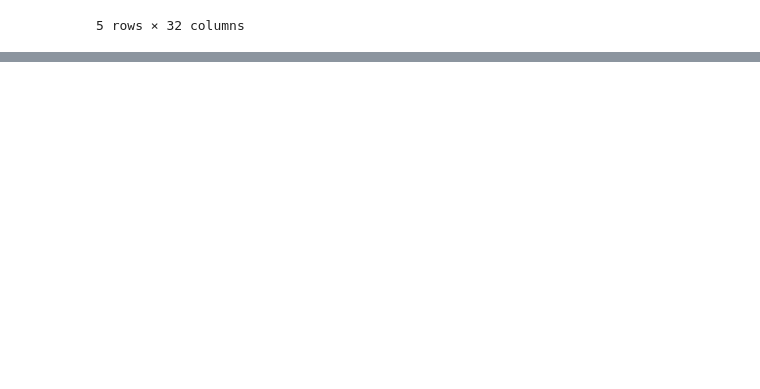
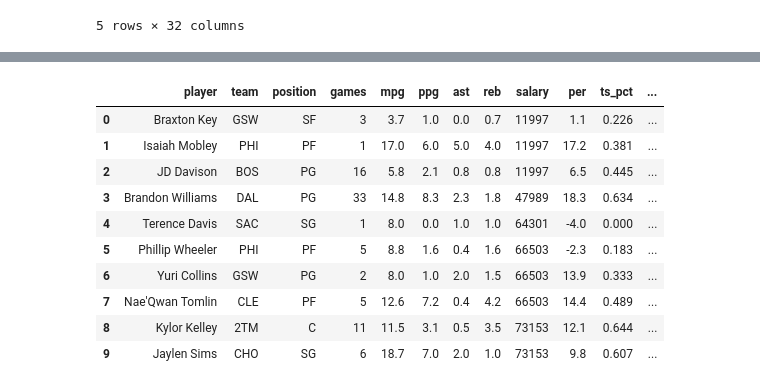
Before and after one commit to Hundo17/NBA_Contract_Value_Analysis, a Jupyter notebook: notebooks/Day2_Data_Cleaning.ipynb, the cells around one changed output, grey strips where cells are left out. Saved outputs shown, nothing was run; the diff lists cells and outputs as text; code cells hidden in the pictures; blank space fills up the shorter version.

```diff
--- a/notebooks/Day2_Data_Cleaning.ipynb
+++ b/notebooks/Day2_Data_Cleaning.ipynb
@@ -383,0 +391,16 @@ display(df_check)
+# %%
+query = "SELECT * FROM player_value_analysis ORDER BY salary ASC LIMIT 10;"
+df_value_analysis = pd.read_sql(query, engine)
+display(df_value_analysis)
+# %% [output]
+|  | player | team | position | games | mpg | ppg | ast | reb | salary | per | ts_pct | ... |
+| 0 | Braxton Key | GSW | SF | 3 | 3.7 | 1.0 | 0.0 | 0.7 | 11997 | 1.1 | 0.226 | ... |
+| 1 | Isaiah Mobley | PHI | PF | 1 | 17.0 | 6.0 | 5.0 | 4.0 | 11997 | 17.2 | 0.381 | ... |
+| 2 | JD Davison | BOS | PG | 16 | 5.8 | 2.1 | 0.8 | 0.8 | 11997 | 6.5 | 0.445 | ... |
+| 3 | Brandon Williams | DAL | PG | 33 | 14.8 | 8.3 | 2.3 | 1.8 | 47989 | 18.3 | 0.634 | ... |
+| 4 | Terence Davis | SAC | SG | 1 | 8.0 | 0.0 | 1.0 | 1.0 | 64301 | -4.0 | 0.000 | ... |
+| 5 | Phillip Wheeler | PHI | PF | 5 | 8.8 | 1.6 | 0.4 | 1.6 | 66503 | -2.3 | 0.183 | ... |
+| 6 | Yuri Collins | GSW | PG | 2 | 8.0 | 1.0 | 2.0 | 1.5 | 66503 | 13.9 | 0.333 | ... |
+| 7 | Nae'Qwan Tomlin | CLE | PF | 5 | 12.6 | 7.2 | 0.4 | 4.2 | 66503 | 14.4 | 0.489 | ... |
+| 8 | Kylor Kelley | 2TM | C | 11 | 11.5 | 3.1 | 0.5 | 3.5 | 73153 | 12.1 | 0.644 | ... |
+| 9 | Jaylen Sims | CHO | SG | 6 | 18.7 | 7.0 | 2.0 | 1.0 | 73153 | 9.8 | 0.607 | ... |
```
Also changed, not shown: parts of 4 cells of this notebook, 2 other files.
